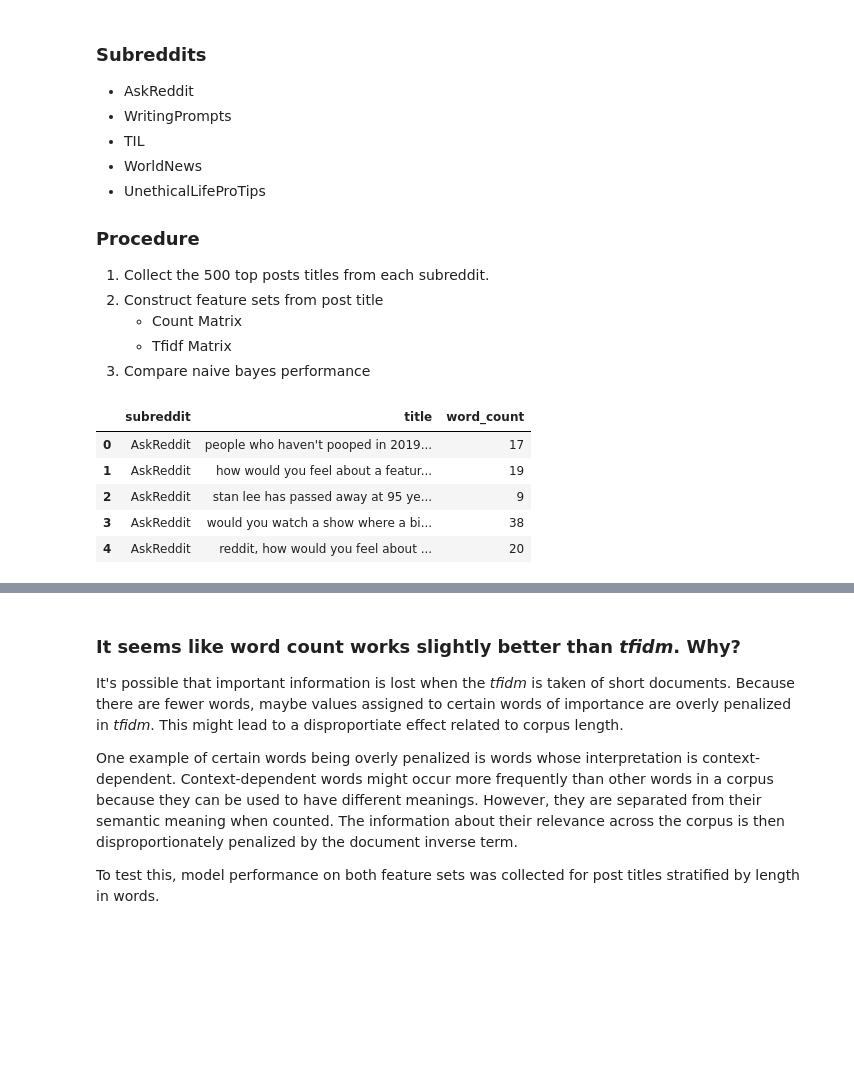
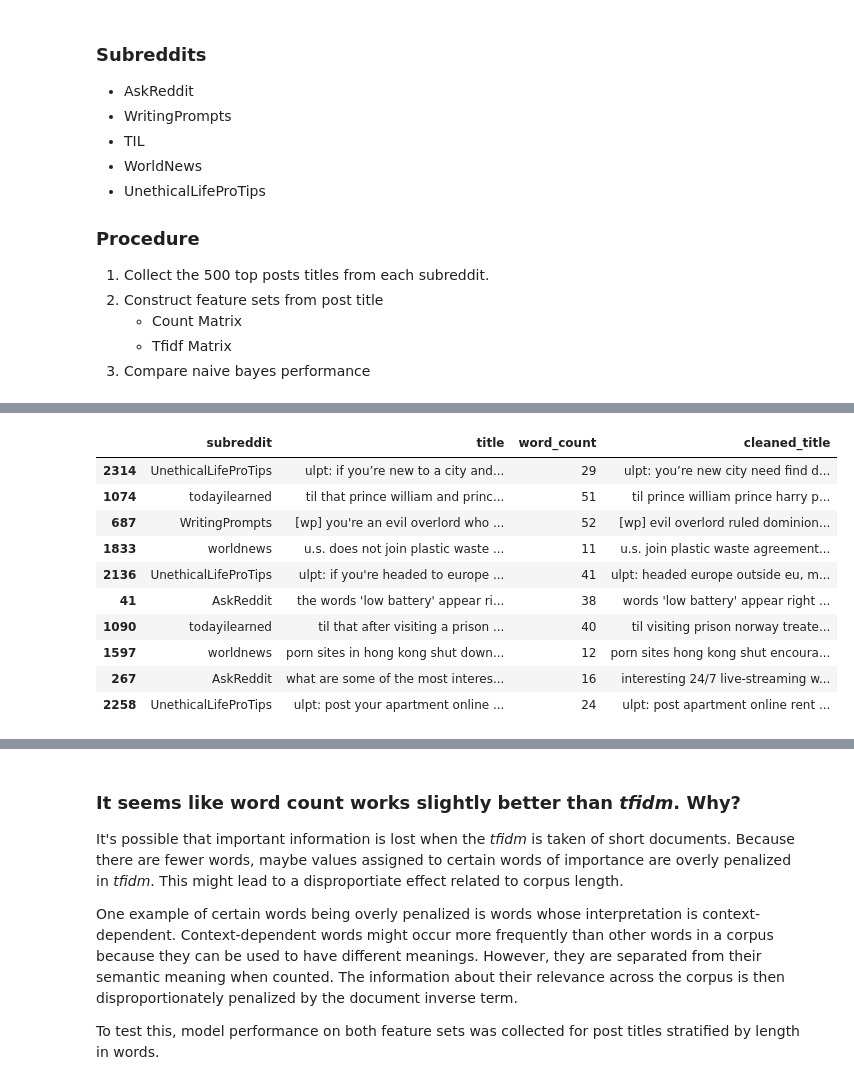
Before and after one commit to zionsteiner/NaiveBayesRedditTitleClassification, a Jupyter notebook: project5_zion.ipynb, the cells around one changed output, grey strips where cells are left out. Saved outputs shown, nothing was run; the diff lists cells and outputs as text; code cells hidden in the pictures; blank space fills up the shorter version.

```diff
--- a/project5_zion.ipynb
+++ b/project5_zion.ipynb
@@ -37,12 +37,18 @@ for sub in subs:
     for post in subreddit.top('all', limit=500):
         df = df.append({'subreddit': sub,
                         'title': post.title.lower()}, ignore_index=True)
-# %%
-df_title.head()
-# %% [output]
-|  | subreddit | title | word_count |
-| 0 | AskReddit | people who haven't pooped in 2019... | 17 |
-| 1 | AskReddit | how would you feel about a featur... | 19 |
-| 2 | AskReddit | stan lee has passed away at 95 ye... | 9 |
-| 3 | AskReddit | would you watch a show where a bi... | 38 |
-| 4 | AskReddit | reddit, how would you feel about ... | 20 |
+# %%
+# Remove stopwords (a, the, that, etc) from titles
+
+from nltk.corpus import stopwords
+import nltk
+nltk.download('stopwords')
+
+stop_words = set(stopwords.words('english'))
+
+df_title = pd.read_csv('data/titles.csv', index_col=0)
+
+df_title['cleaned_title'] = df_title['title'].apply(lambda title: ' '.join([word for word in title.split() if word not in stop_words]))
+df_title.to_csv('data/titles.csv')
+df_title.sample(10)
+# %% [output]
@@ -49,3 +57,14 @@ df_title.head()
+|  | subreddit | title | word_count | cleaned_title |
+| 2314 | UnethicalLifeProTips | ulpt: if you’re new to a city and... | 29 | ulpt: you’re new city need find d... |
+| 1074 | todayilearned | til that prince william and princ... | 51 | til prince william prince harry p... |
+| 687 | WritingPrompts | [wp] you're an evil overlord who ... | 52 | [wp] evil overlord ruled dominion... |
+| 1833 | worldnews | u.s. does not join plastic waste ... | 11 | u.s. join plastic waste agreement... |
+| 2136 | UnethicalLifeProTips | ulpt: if you're headed to europe ... | 41 | ulpt: headed europe outside eu, m... |
+| 41 | AskReddit | the words 'low battery' appear ri... | 38 | words 'low battery' appear right ... |
+| 1090 | todayilearned | til that after visiting a prison ... | 40 | til visiting prison norway treate... |
+| 1597 | worldnews | porn sites in hong kong shut down... | 12 | porn sites hong kong shut encoura... |
+| 267 | AskReddit | what are some of the most interes... | 16 | interesting 24/7 live-streaming w... |
+| 2258 | UnethicalLifeProTips | ulpt: post your apartment online ... | 24 | ulpt: post apartment online rent ... |
 # %%
 from sklearn.metrics import confusion_matrix
 from sklearn.naive_bayes import MultinomialNB
```
Also changed, not shown: parts of 7 cells of this notebook, 2 other files.
